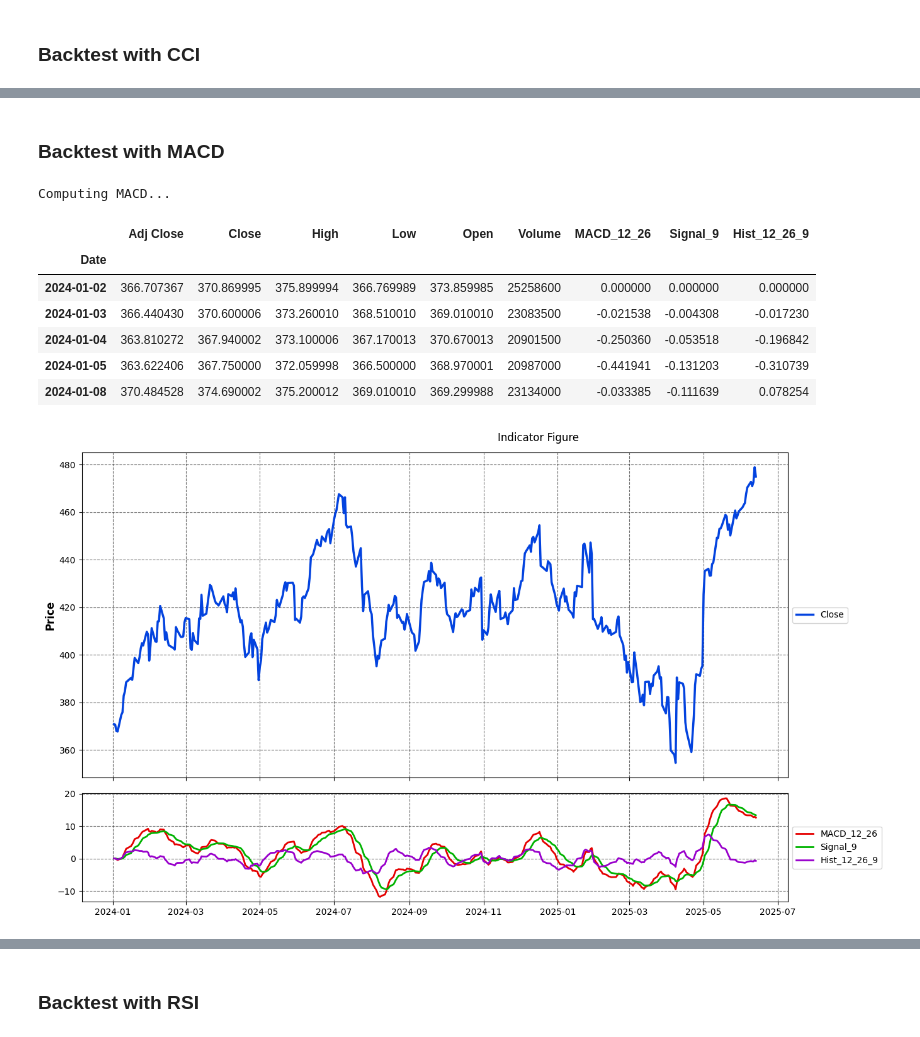
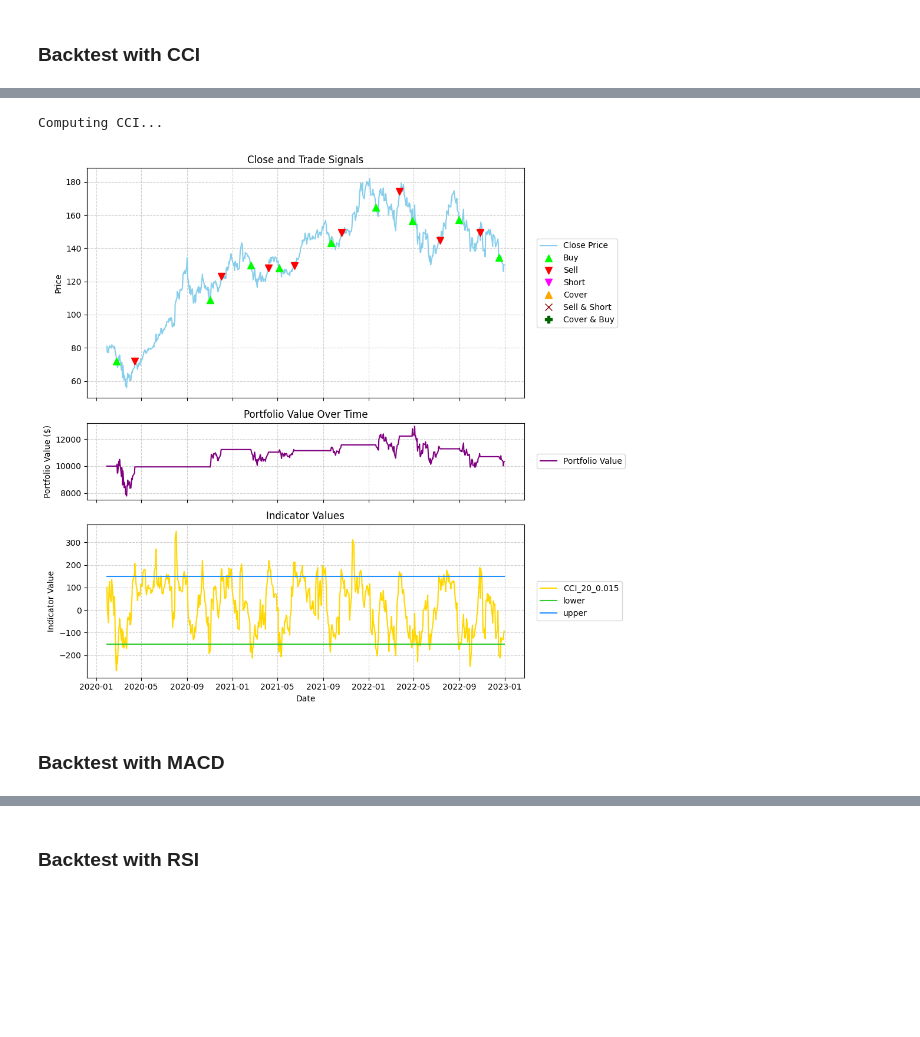
Before and after one commit to BSoybilgen/simple-trade, a Jupyter notebook: examples/backtest/example_backtest_momentum.ipynb, the cells around one changed output, grey strips where cells are left out. Saved outputs shown, nothing was run; the diff lists cells and outputs as text; code cells hidden in the pictures; blank space fills up the shorter version.

```diff
--- a/examples/backtest/example_backtest_momentum.ipynb
+++ b/examples/backtest/example_backtest_momentum.ipynb
@@ -12,5 +10,25 @@ from simple_trade import BacktestPlotter
 pd.set_option('display.max_rows', 500)
 pd.set_option('display.max_columns', 500)
 pd.set_option('display.width', 1000)
+# %%
+# --- Global Parameters ---
+global_parameters = {
+    'initial_cash': 10000,
+    'commission_long': 0.001,
+    'commission_short': 0.001,
+    'short_borrow_fee_inc_rate': 0.0,
+    'long_borrow_fee_inc_rate': 0.0,
+    'trading_type': 'long',
+    'day1_position': 'none',
+    'risk_free_rate': 0.0,
+}
+# %%
+# --- Backtest Configuration ---
+symbol = 'AAPL'
+start_date = '2020-01-01'
+end_date = '2022-12-31'
+interval = '1d'
+
+data = download_data(symbol, start_date, end_date, interval=interval)
 # %% [markdown]
 ### Backtest with CCI
@@ -97,34 +35,19 @@ Computing CCI...
+# %%
+# --- Strategy Parameters ---
+strategy_name = 'cci'
+specific_parameters = {
+    'window': 20,
+    'constant': 0.015,
+    'upper': 150,
+    'lower': -150,
+    'fig_control': 1,
+}
+
+parameters = {**global_parameters, **specific_parameters}
+
+results, portfolio, fig = premade_backtest(data, strategy_name, parameters)
+# %% [output]
+Computing CCI...
+[figure, added]
 # %% [markdown]
 ### Backtest with MACD
-# %%
-# Step 1: Download data
-symbol = 'MSFT'
-start_date = '2024-01-01'
-initial_cash = 10000.0
-commission = 0.0  # Default commission
-data = download_data(symbol, start_date)
-
-# Step 2: Calculate indicator
-parameters = dict()
-columns = dict()
-parameters["window_fast"] = 12
-parameters["window_slow"] = 26
-parameters["window_signal"] = 9
-columns["close_col"] = 'Close'
-data, columns, fig = compute_indicator(
-    data=data,
-    indicator='macd',
-    parameters=parameters,
-    columns=columns
-)
-data.head()
-# %% [output]
-Computing MACD...
-|  | Adj Close | Close | High | Low | Open | Volume | MACD_12_26 | Signal_9 | Hist_12_26_9 |
-| Date |  |  |  |  |  |  |  |  |  |
-| 2024-01-02 | 366.707367 | 370.869995 | 375.899994 | 366.769989 | 373.859985 | 25258600 | 0.000000 | 0.000000 | 0.000000 |
-| 2024-01-03 | 366.440430 | 370.600006 | 373.260010 | 368.510010 | 369.010010 | 23083500 | -0.021538 | -0.004308 | -0.017230 |
-| 2024-01-04 | 363.810272 | 367.940002 | 373.100006 | 367.170013 | 370.670013 | 20901500 | -0.250360 | -0.053518 | -0.196842 |
-| 2024-01-05 | 363.622406 | 367.750000 | 372.059998 | 366.500000 | 368.970001 | 20987000 | -0.441941 | -0.131203 | -0.310739 |
-| 2024-01-08 | 370.484528 | 374.690002 | 375.200012 | 369.010010 | 369.299988 | 23134000 | -0.033385 | -0.111639 | 0.078254 |
-[figure, removed]
```
Also changed, not shown: parts of 8 cells of this notebook, 16 other files.
